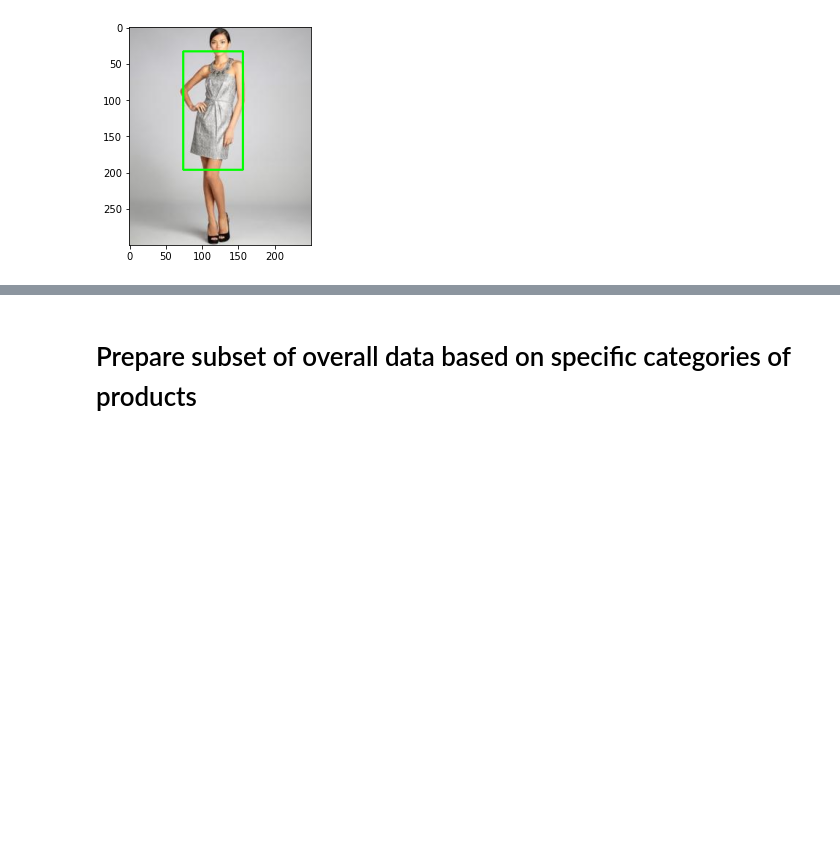
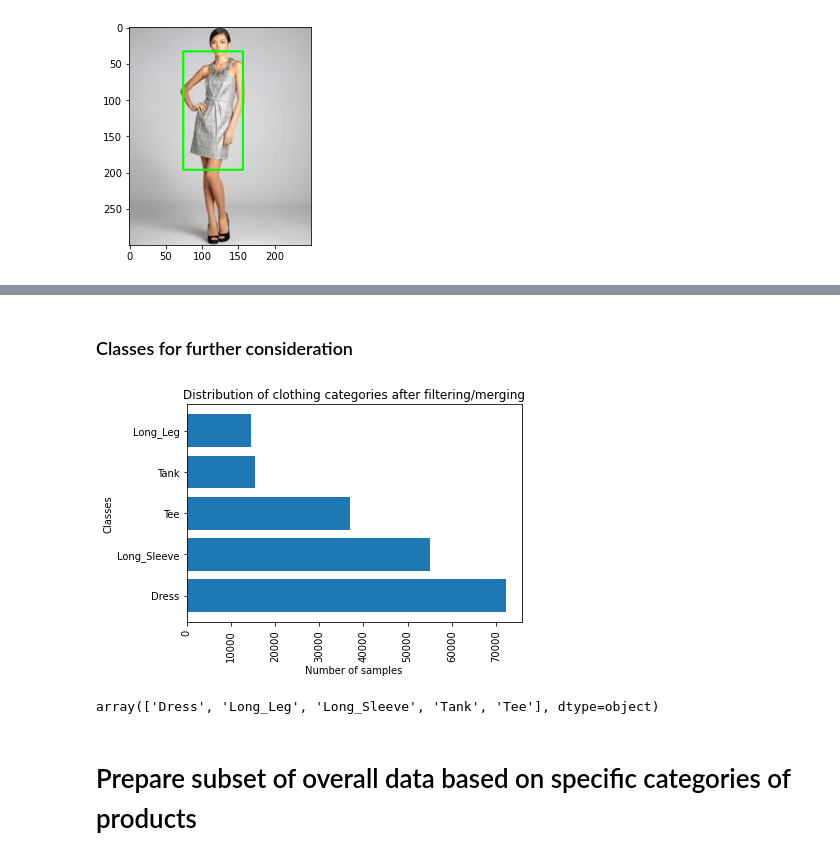
Before and after one commit to jorgeah92/Descriptive_World, a Jupyter notebook: bcj/DF1/EDA and YOLOv5 training prep on DeepFashion1 dataset.ipynb, the cells around one changed output, grey strips where cells are left out. Cells and saved outputs as stored; diff of their text form; code cells hidden in the pictures; blank space fills up the shorter version.

```diff
--- a/bcj/DF1/EDA and YOLOv5 training prep on DeepFashion1 dataset.ipynb
+++ b/bcj/DF1/EDA and YOLOv5 training prep on DeepFashion1 dataset.ipynb
@@ -193,3 +269,35 @@ plt.show()
+# %% [markdown]
+### Classes for further consideration
+# %%
+# merge similar classes
+# - Long_Leg:  Jeans + Joggers + Sweatpants
+# - Long_Sleeve:  Blouse + Sweater + Cardigan + Hoodie
+
+df_all['product_type'] = df_all.product_type.apply(lambda x: 'Long_Leg' if x in ['Jeans', 'Joggers', 'Sweatpants'] else x)
+df_all['product_type'] = df_all.product_type.apply(lambda x: 'Long_Sleeve' if x in ['Blouse', 'Sweater', 'Cardigan', 'Hoodie'] else x)
+# %%
+# exclusions
+excl = histdata[histdata['root_path'] < 1500]['index'].index.values
+excl = np.append(excl, ['Coat', 'Shorts', 'Cutoffs', 'Top', 'Skirt','Blazer', 'Jacket', 'Leggings', 'Jumpsuit', 'Romper', 'Kimono'])
+df_all = df_all[df_all.product_type.apply(lambda x: x not in excl)]
+# %%
+histdata = df_all.groupby(['product_type']).count()
+histdata = histdata.sort_values(by='root_path', ascending=False)
+
+data = histdata['root_path'][:20]
+plt.barh(data.index, data.values)
+plt.title('Distribution of clothing categories after filtering/merging')
+plt.xticks(rotation = 90)
+plt.ylabel('Classes')
+plt.xlabel('Number of samples')
+plt.show()
+# %% [output]
+[figure, added]
+# %%
+cats = np.unique(df_all.product_type)
+cats
+# %% [output]
+array(['Dress', 'Long_Leg', 'Long_Sleeve', 'Tank', 'Tee'], dtype=object)
 # %% [markdown]
 # Prepare subset of overall data based on specific categories of products
 # %% [markdown]
```
Also changed, not shown: parts of 48 cells of this notebook.
